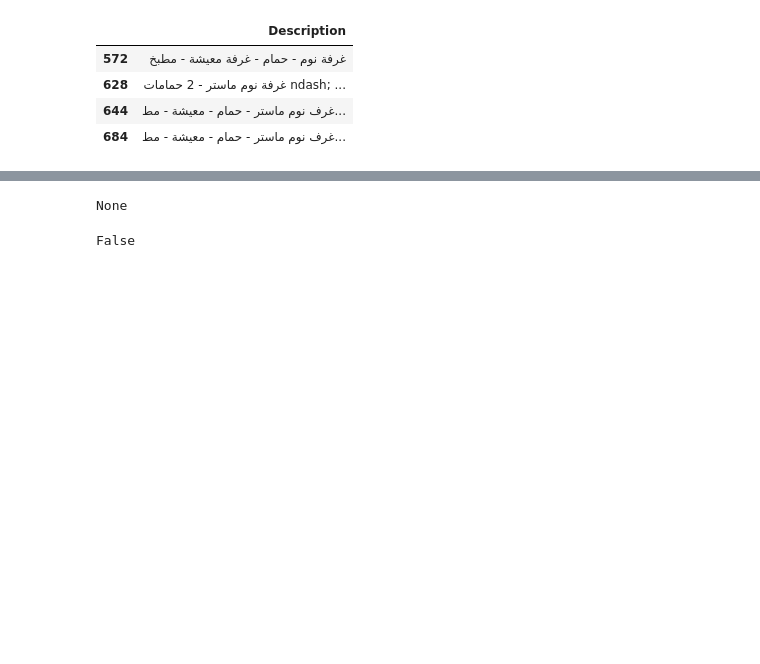
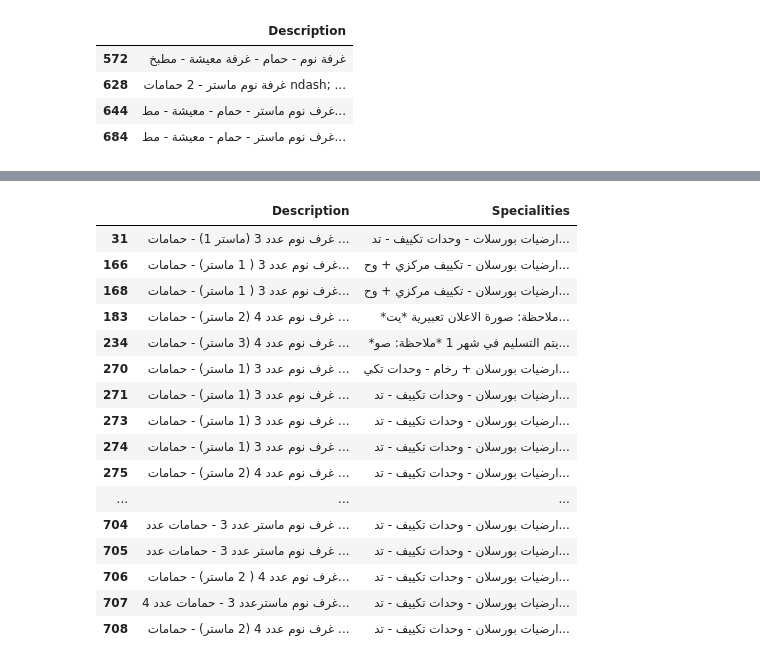
Before and after one commit to Ma7moodAs/Bayti_Real_Estate_project, a Jupyter notebook: Bayti_recommendation_engine/notebooks/notebook.ipynb, the cells around one changed output, grey strips where cells are left out. Saved outputs shown, nothing was run; the diff lists cells and outputs as text; code cells hidden in the pictures; blank space fills up the shorter version.

Commit message:
Fixing invalid sale prices

```diff
--- a/Bayti_recommendation_engine/notebooks/notebook.ipynb
+++ b/Bayti_recommendation_engine/notebooks/notebook.ipynb
@@ -830,8 +830,22 @@ df[df['Bedrooms'].isna()]
 | 644 | rent | https://www.homes-jordan.com/ar/%... | NaN | 1.0 | 70.0 | NaN | 18000.0 | NaN | ... |
 | 684 | rent | https://www.homes-jordan.com/ar/%... | NaN | 1.0 | 70.0 | NaN | 11000.0 | NaN | ... |
 # %%
-print(None)
-None == False
+df[df['Sale_price'] < 1000][['Description','Specialities']]
 # %% [output]
-None
-False
+|  | Description | Specialities |
+| 31 | غرف نوم عدد 3 (ماستر 1) - حمامات ... | ارضيات بورسلات - وحدات تكييف - تد... |
+| 166 | غرف نوم عدد 3 ( 1 ماستر) - حمامات... | ارضيات بورسلان - تكييف مركزي + وح... |
+| 168 | غرف نوم عدد 3 ( 1 ماستر) - حمامات... | ارضيات بورسلان - تكييف مركزي + وح... |
+| 183 | غرف نوم عدد 4 (2 ماستر) - حمامات ... | *ملاحظة: صورة الاعلان تعبيرية *يت... |
+| 234 | غرف نوم عدد 4 (3 ماستر) - حمامات ... | *يتم التسليم في شهر 1 *ملاحظة: صو... |
+| 270 | غرف نوم عدد 3 (1 ماستر) - حمامات ... | ارضيات بورسلان + رخام - وحدات تكي... |
+| 271 | غرف نوم عدد 3 (1 ماستر) - حمامات ... | ارضيات بورسلان - وحدات تكييف - تد... |
+| 273 | غرف نوم عدد 3 (1 ماستر) - حمامات ... | ارضيات بورسلان - وحدات تكييف - تد... |
+| 274 | غرف نوم عدد 3 (1 ماستر) - حمامات ... | ارضيات بورسلان - وحدات تكييف - تد... |
+| 275 | غرف نوم عدد 4 (2 ماستر) - حمامات ... | ارضيات بورسلان - وحدات تكييف - تد... |
+| ... | ... | ... |
+| 704 | غرف نوم ماستر عدد 3 - حمامات عدد ... | ارضيات بورسلان - وحدات تكييف - تد... |
+| 705 | غرف نوم ماستر عدد 3 - حمامات عدد ... | ارضيات بورسلان - وحدات تكييف - تد... |
+| 706 | غرف نوم عدد 4 ( 2 ماستر) - حمامات... | ارضيات بورسلان - وحدات تكييف - تد... |
+| 707 | غرف نوم ماسترعدد 3 - حمامات عدد 4... | ارضيات بورسلان - وحدات تكييف - تد... |
+| 708 | غرف نوم عدد 4 (2 ماستر) - حمامات ... | ارضيات بورسلان - وحدات تكييف - تد... |
```
Also changed, not shown: parts of 3 cells of this notebook, 2 other files.
